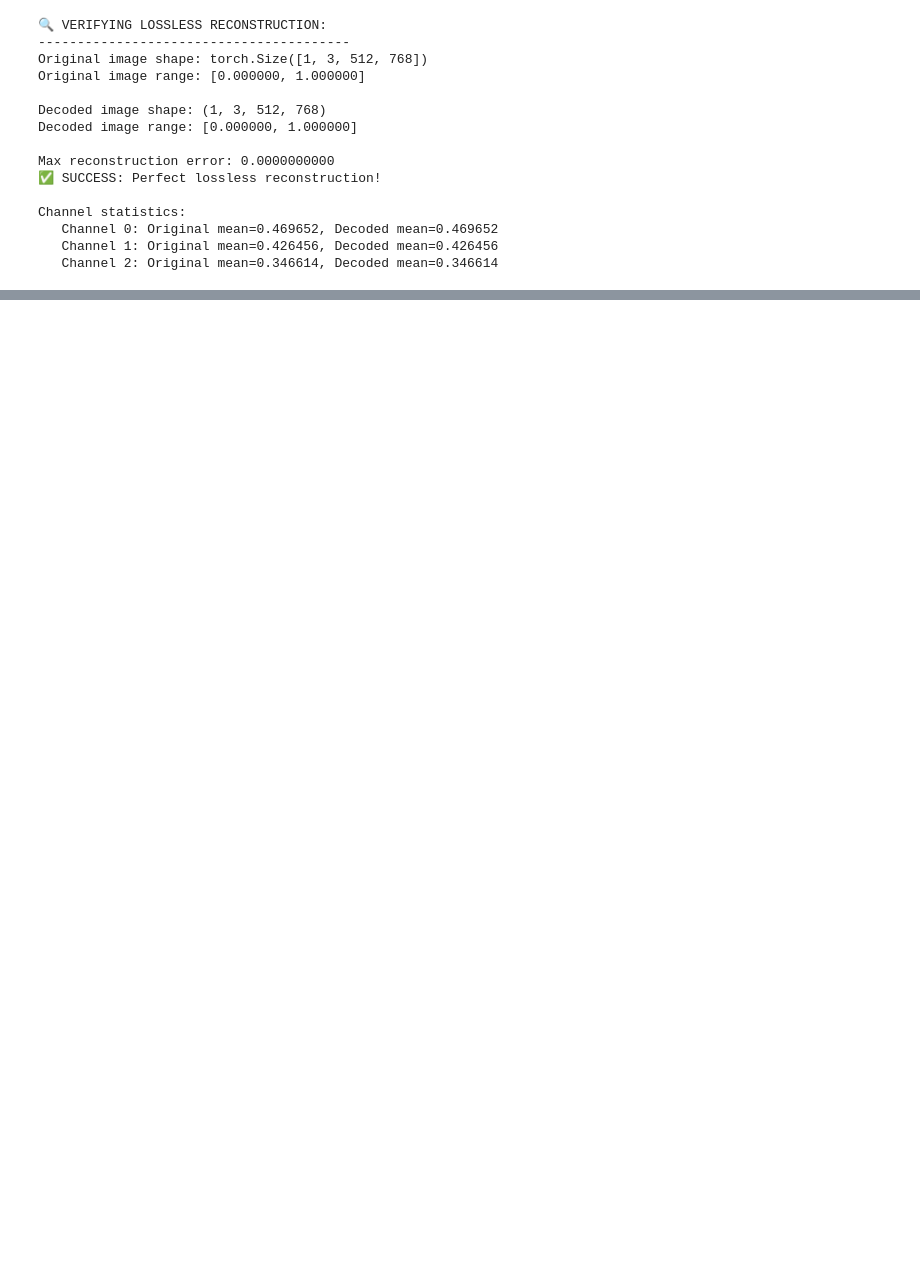
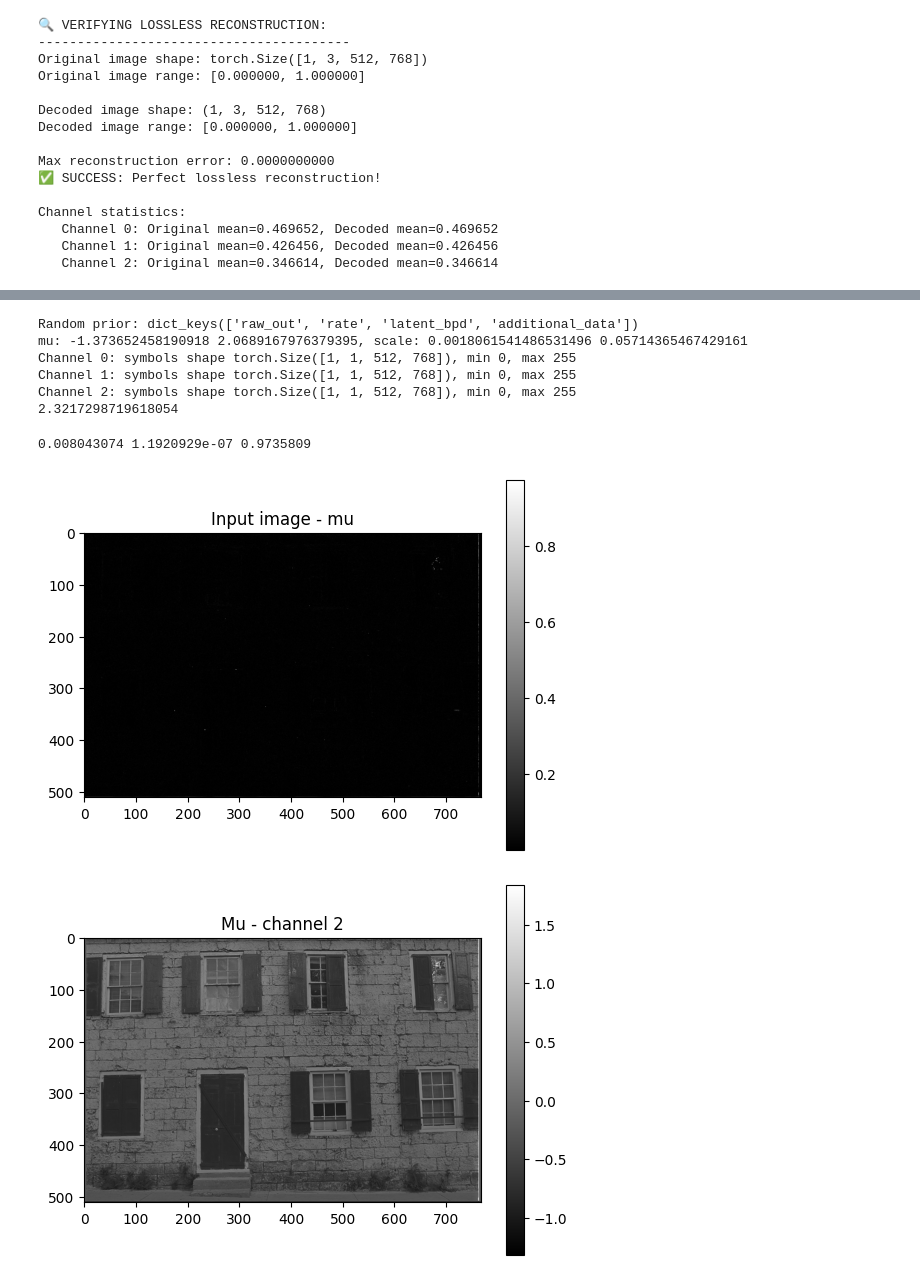
Before and after one commit to Qwedux/Cool-Chic, a Jupyter notebook: coolchic/lossless_test.ipynb, the cells around one changed output, grey strips where cells are left out. Drawn from its saved outputs; the diff is of its cells as text; code cells hidden in the pictures; blank space fills up the shorter version.

Commit message:
Feat: Add coolchic quantization, fix model training

```diff
--- a/coolchic/lossless_test.ipynb
+++ b/coolchic/lossless_test.ipynb
@@ -292,0 +784,52 @@ Channel statistics:
+# %%
+with torch.no_grad():
+    # Forward pass with no quantization noise
+    # This is a random prior, i.e. the output is not conditioned on any input
+    # image.
+    random_prior_check = coolchic.forward(
+        quantizer_noise_type="none",
+        quantizer_type="hardround",
+        AC_MAX_VAL=-1,
+        flag_additional_outputs=False,
+    )
+print(f"Random prior: {random_prior_check.keys()}")
+
+mu_check = random_prior_check["raw_out"][:, :3]
+scale_check = random_prior_check["raw_out"][:, 3:6]
+scale_proper_check = get_scale(scale_check)
+clamp_scale_to = 0.2
+print(f"mu: {mu_check.min()} {mu_check.max()}, scale: {scale_proper_check.min()} {scale_proper_check.max()}")
+encoded_bytes_check = encode(im_tensor,  mu_check, scale_proper_check)
+print(get_bits_per_pixel(768, 512, 3, encoded_bytes_check))
+# %% [output]
+Random prior: dict_keys(['raw_out', 'rate', 'latent_bpd', 'additional_data'])
+mu: -1.373652458190918 2.0689167976379395, scale: 0.0018061541486531496 0.05714365467429161
+Channel 0: symbols shape torch.Size([1, 1, 512, 768]), min 0, max 255
+Channel 1: symbols shape torch.Size([1, 1, 512, 768]), min 0, max 255
+Channel 2: symbols shape torch.Size([1, 1, 512, 768]), min 0, max 255
+2.3217298719618054
+# %%
+im_tensor_plottable = im_tensor[0].permute(1, 2, 0).cpu().numpy()
+mu_plottable = mu_check[0].permute(1, 2, 0).cpu().numpy()
+scale_plottable = scale_proper_check[0].permute(1, 2, 0).cpu().numpy()
+
+channel = 2
+diff = im_tensor_plottable[:,:,channel]*2-1 - mu_plottable[:,:,channel]
+diff = np.abs(diff)
+print(np.mean(diff), np.min(diff), np.max(diff))
+plt.imshow(diff, cmap='gray')
+plt.title("Input image - mu")
+plt.colorbar()
+plt.show()
+plt.imshow(mu_plottable[:,:,channel], cmap='gray')
+plt.title("Mu - channel {}".format(channel))
+plt.colorbar()
+plt.show()
+plt.imshow(scale_plottable[:,:,channel], cmap='gray')
+plt.title("Scale - channel {}".format(channel))
+plt.colorbar()
+plt.show()
+# %% [output]
+0.008043074 1.1920929e-07 0.9735809
+[figure, added]
+[figure, added]
```
Also changed, not shown: parts of 24 cells of this notebook, 11 other files.
